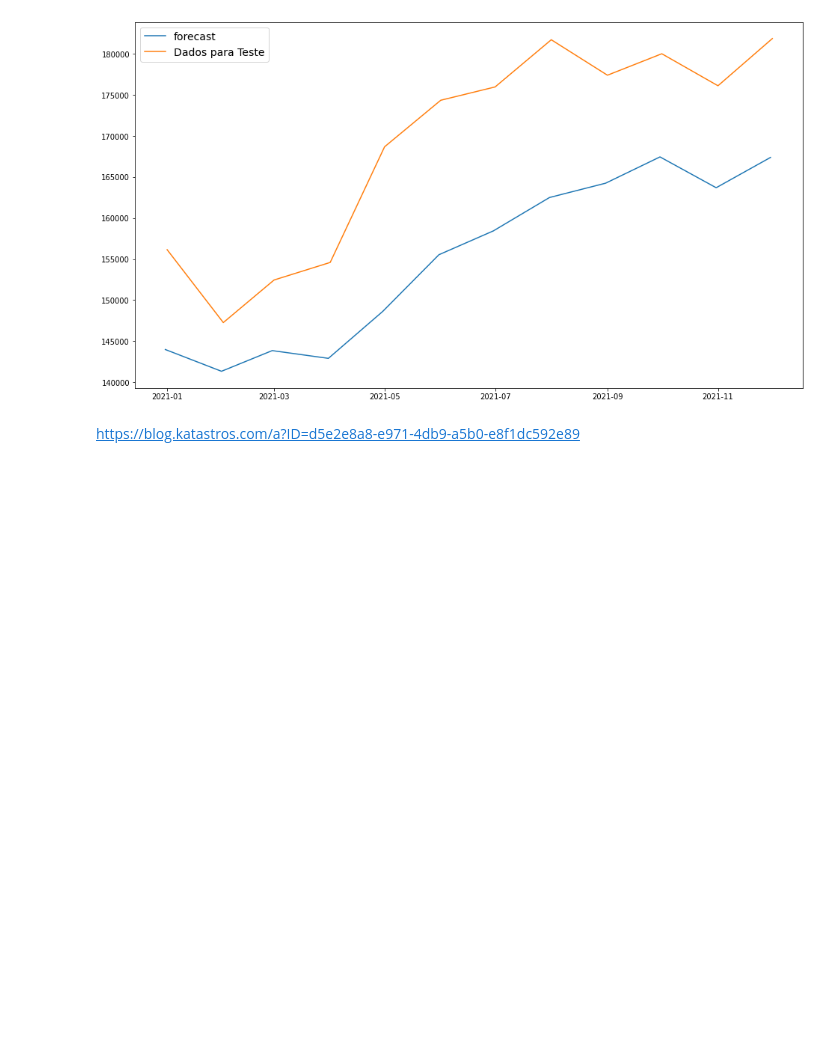
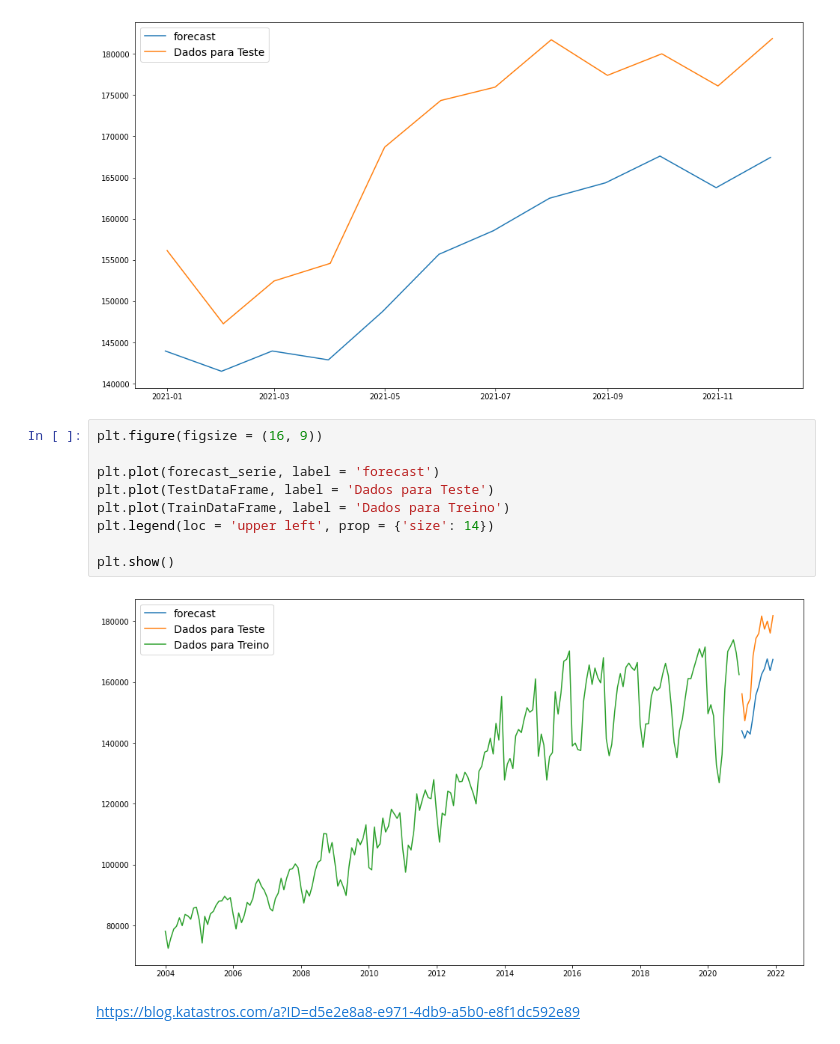
Before and after one commit to nicolycosta/RedesNeurais-SeriesTemporais, a Jupyter notebook: RNIPCA.ipynb, the cells around one changed output. Saved outputs shown, nothing was run; the diff lists cells and outputs as text; blank space fills up the shorter version.

```diff
--- a/RNIPCA.ipynb
+++ b/RNIPCA.ipynb
@@ -225,5 +227,16 @@ plt.legend(loc = 'upper left', prop = {'size': 14})
 plt.show()
 # %% [output]
 [figure]
+# %%
+plt.figure(figsize = (16, 9))
+
+plt.plot(forecast_serie, label = 'forecast')
+plt.plot(TestDataFrame, label = 'Dados para Teste')
+plt.plot(TrainDataFrame, label = 'Dados para Treino')
+plt.legend(loc = 'upper left', prop = {'size': 14})
+
+plt.show()
+# %% [output]
+[figure, added]
 # %% [markdown]
 https://blog.katastros.com/a?ID=d5e2e8a8-e971-4db9-a5b0-e8f1dc592e89
```
Also changed, not shown: parts of 5 cells of this notebook.
